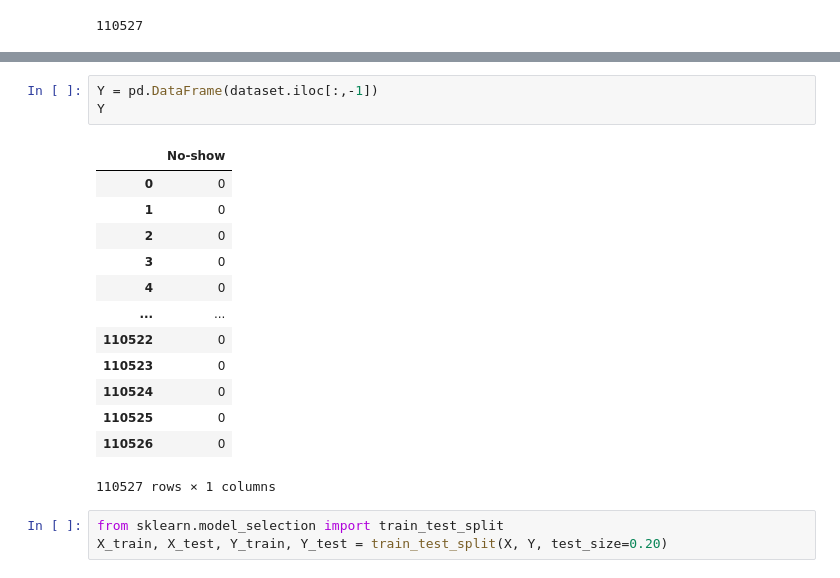
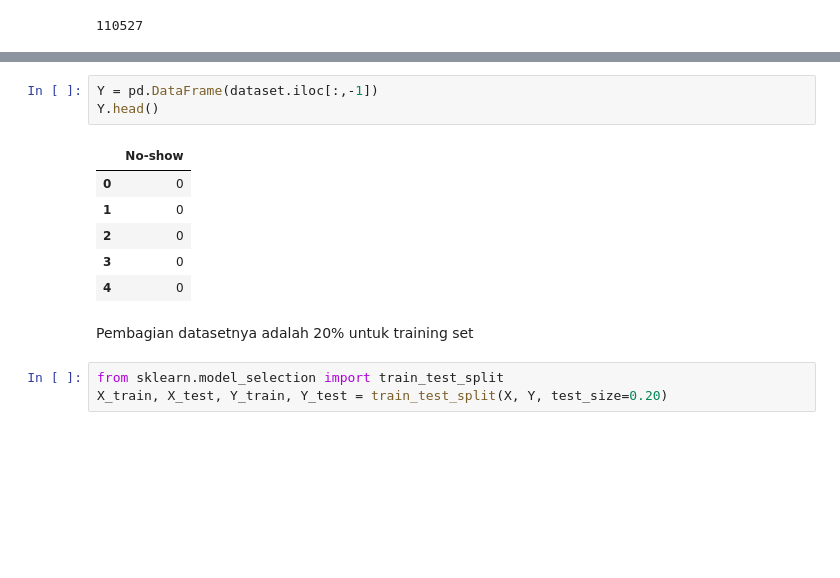
Before and after one commit to donxuiqote/uas_kcb, a Jupyter notebook: main.ipynb, the cells around one changed output, grey strips where cells are left out. Saved outputs shown, nothing was run; the diff lists cells and outputs as text; blank space fills up the shorter version.

```diff
--- a/main.ipynb
+++ b/main.ipynb
@@ -45,20 +47,15 @@ X
 # %%
 Y = pd.DataFrame(dataset.iloc[:,-1])
-Y
+Y.head()
 # %% [output]
 |  | No-show |
 | 0 | 0 |
 | 1 | 0 |
 | 2 | 0 |
 | 3 | 0 |
 | 4 | 0 |
-| ... | ... |
-| 110522 | 0 |
-| 110523 | 0 |
-| 110524 | 0 |
-| 110525 | 0 |
-| 110526 | 0 |
-110527 rows × 1 columns
+# %% [markdown]
+Pembagian datasetnya adalah 20% untuk training set
 # %%
 from sklearn.model_selection import train_test_split
 X_train, X_test, Y_train, Y_test = train_test_split(X, Y, test_size=0.20)
```
Also changed, not shown: parts of 11 cells of this notebook.
